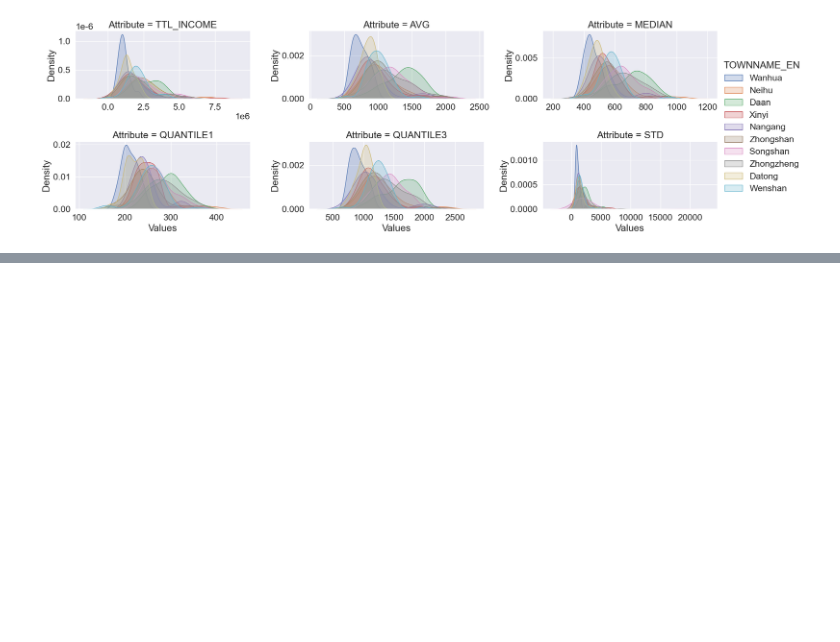
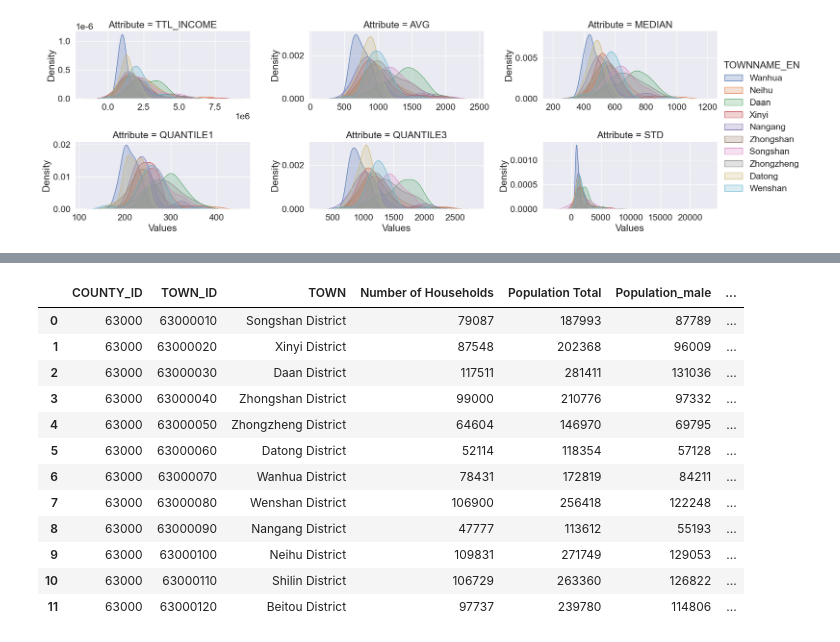
Before and after one commit to Eric-Miao/2022Fall-CIVENG263N-FinalProj, a Jupyter notebook: final_proj_Eric.ipynb, the cells around one changed output, grey strips where cells are left out. Saved outputs shown, nothing was run; the diff lists cells and outputs as text; code cells hidden in the pictures; blank space fills up the shorter version.

```diff
--- a/final_proj_Eric.ipynb
+++ b/final_proj_Eric.ipynb
@@ -787,0 +846,18 @@ _ = facets.map(sns.kdeplot, "Values", shade=True).add_legend()
+# %%
+dfTaipeiPop = pd.read_csv(CENSUS_fp+'population.csv')
+# %%
+dfTaipeiPop
+# %% [output]
+|  | COUNTY_ID | TOWN_ID | TOWN | Number of Households | Population Total | Population_male | ... |
+| 0 | 63000 | 63000010 | Songshan District | 79087 | 187993 | 87789 | ... |
+| 1 | 63000 | 63000020 | Xinyi District | 87548 | 202368 | 96009 | ... |
+| 2 | 63000 | 63000030 | Daan District | 117511 | 281411 | 131036 | ... |
+| 3 | 63000 | 63000040 | Zhongshan District | 99000 | 210776 | 97332 | ... |
+| 4 | 63000 | 63000050 | Zhongzheng District | 64604 | 146970 | 69795 | ... |
+| 5 | 63000 | 63000060 | Datong District | 52114 | 118354 | 57128 | ... |
+| 6 | 63000 | 63000070 | Wanhua District | 78431 | 172819 | 84211 | ... |
+| 7 | 63000 | 63000080 | Wenshan District | 106900 | 256418 | 122248 | ... |
+| 8 | 63000 | 63000090 | Nangang District | 47777 | 113612 | 55193 | ... |
+| 9 | 63000 | 63000100 | Neihu District | 109831 | 271749 | 129053 | ... |
+| 10 | 63000 | 63000110 | Shilin District | 106729 | 263360 | 126822 | ... |
+| 11 | 63000 | 63000120 | Beitou District | 97737 | 239780 | 114806 | ... |
```
Also changed, not shown: parts of 13 cells of this notebook, 1 other file.
